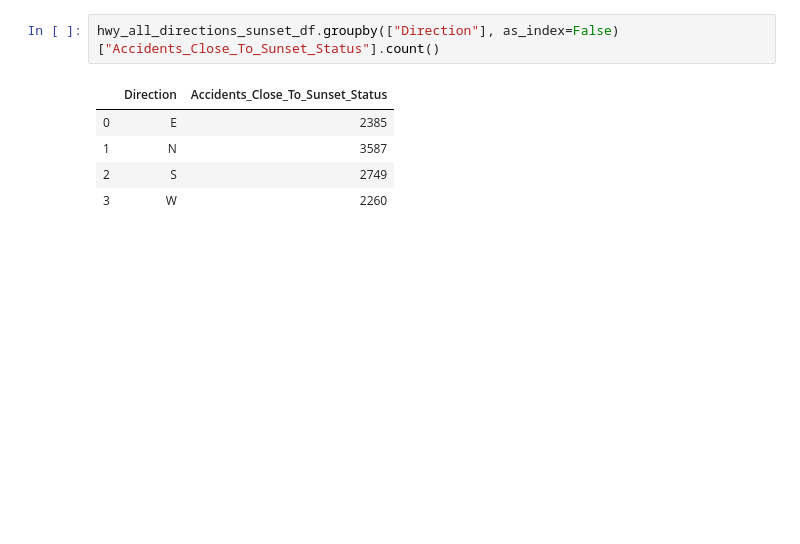
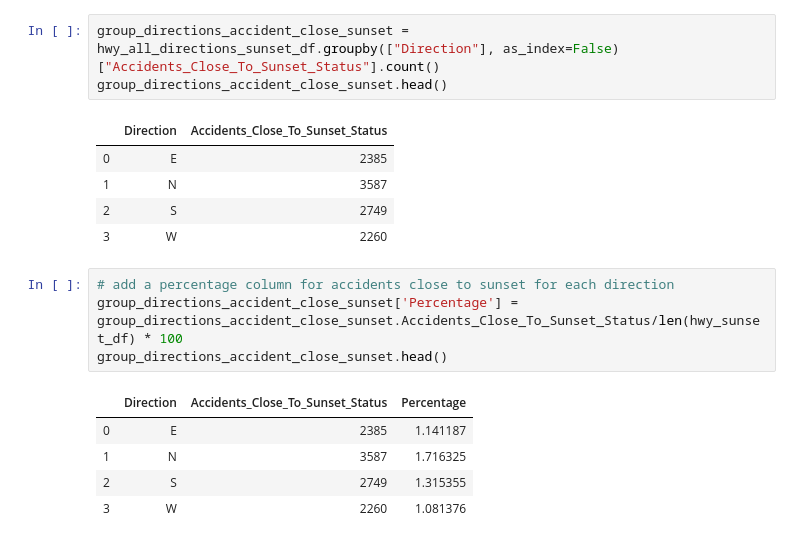
Before and after one commit to arundhatic/Project_1_sunsets, a Jupyter notebook: Arun/Sunset_all_directions.ipynb, the cells around one changed output. Cells and saved outputs as stored; diff of their text form; blank space fills up the shorter version.

```diff
--- a/Arun/Sunset_all_directions.ipynb
+++ b/Arun/Sunset_all_directions.ipynb
@@ -407,10 +420,21 @@ len(hwy_all_directions_sunset_df)
 directionToList = hwy_all_directions_sunset_df['Direction'].tolist()
 #print(directionToList)
 # %%
-hwy_all_directions_sunset_df.groupby(["Direction"], as_index=False)["Accidents_Close_To_Sunset_Status"].count()
+group_directions_accident_close_sunset = hwy_all_directions_sunset_df.groupby(["Direction"], as_index=False)["Accidents_Close_To_Sunset_Status"].count()
+group_directions_accident_close_sunset.head()
 # %% [output]
 |  | Direction | Accidents_Close_To_Sunset_Status |
 | 0 | E | 2385 |
 | 1 | N | 3587 |
 | 2 | S | 2749 |
 | 3 | W | 2260 |
+# %%
+# add a percentage column for accidents close to sunset for each direction
+group_directions_accident_close_sunset['Percentage'] = group_directions_accident_close_sunset.Accidents_Close_To_Sunset_Status/len(hwy_sunset_df) * 100
+group_directions_accident_close_sunset.head()
+# %% [output]
+|  | Direction | Accidents_Close_To_Sunset_Status | Percentage |
+| 0 | E | 2385 | 1.141187 |
+| 1 | N | 3587 | 1.716325 |
+| 2 | S | 2749 | 1.315355 |
+| 3 | W | 2260 | 1.081376 |
```
Also changed, not shown: parts of 7 cells of this notebook.
